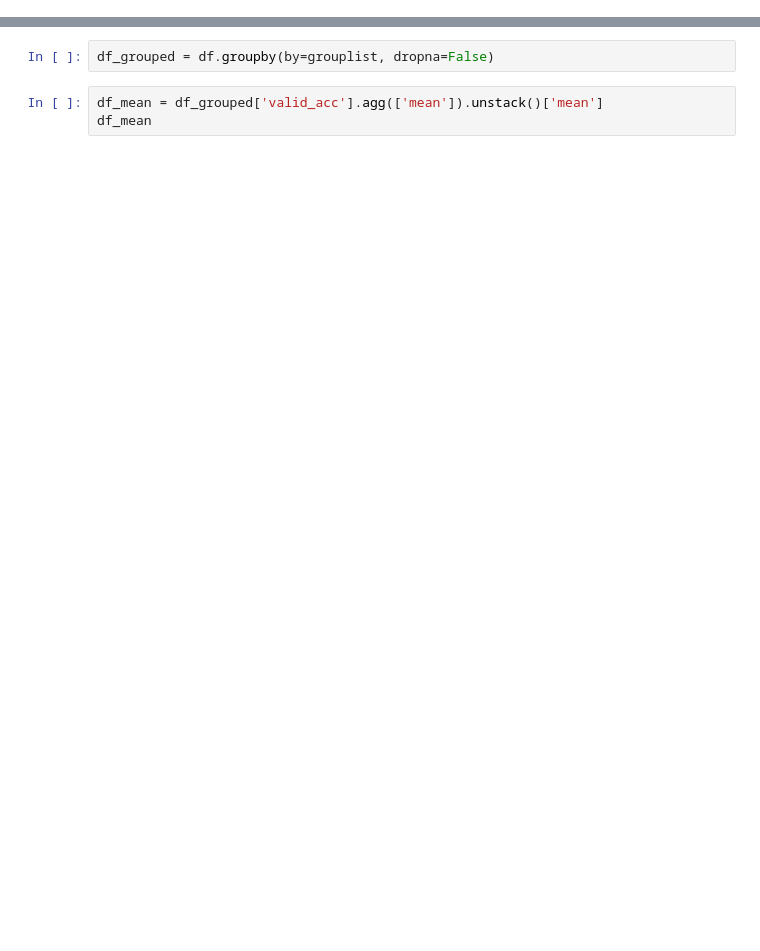
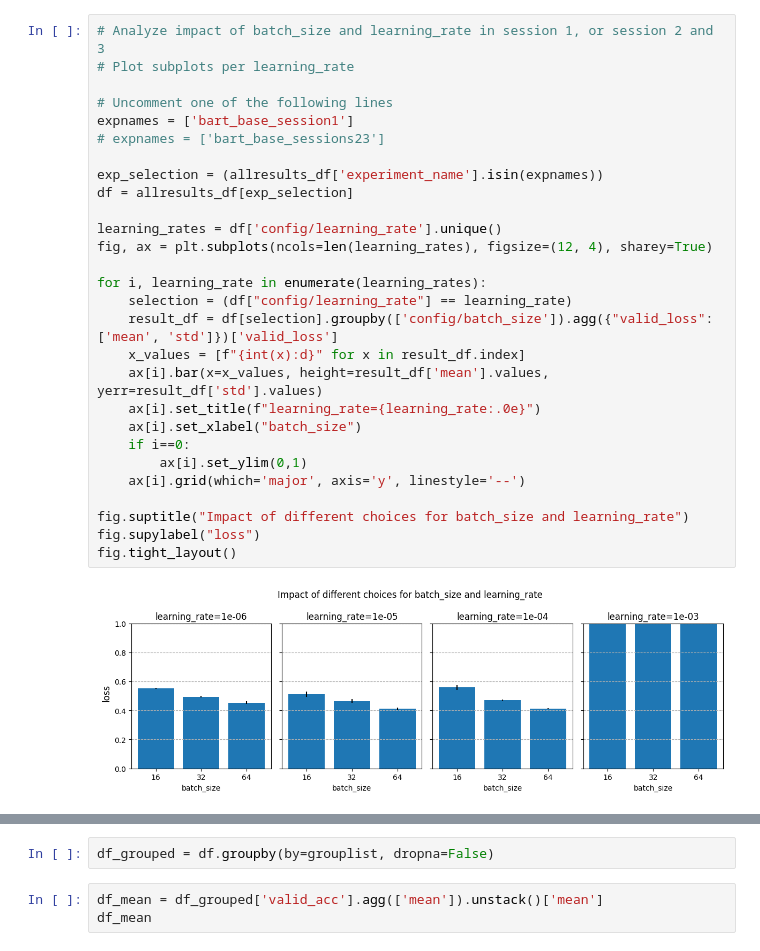
Before and after one commit to FrankVerhoef/pex, a Jupyter notebook: notebooks/analyse_ray.ipynb, the cells around one changed output, grey strips where cells are left out. Drawn from its saved outputs; the diff is of its cells as text; blank space fills up the shorter version.

```diff
--- a/notebooks/analyse_ray.ipynb
+++ b/notebooks/analyse_ray.ipynb
@@ -66,0 +200,30 @@ memory usage: 4.8+ KB
+# %%
+# Analyze impact of batch_size and learning_rate in session 1, or session 2 and 3
+# Plot subplots per learning_rate
+
+# Uncomment one of the following lines
+expnames = ['bart_base_session1']
+# expnames = ['bart_base_sessions23']
+
+exp_selection = (allresults_df['experiment_name'].isin(expnames))
+df = allresults_df[exp_selection]
+
+learning_rates = df['config/learning_rate'].unique()
+fig, ax = plt.subplots(ncols=len(learning_rates), figsize=(12, 4), sharey=True)
+
+for i, learning_rate in enumerate(learning_rates):
+    selection = (df["config/learning_rate"] == learning_rate)
+    result_df = df[selection].groupby(['config/batch_size']).agg({"valid_loss": ['mean', 'std']})['valid_loss']
+    x_values = [f"{int(x):d}" for x in result_df.index]
+    ax[i].bar(x=x_values, height=result_df['mean'].values, yerr=result_df['std'].values)
+    ax[i].set_title(f"learning_rate={learning_rate:.0e}")
+    ax[i].set_xlabel("batch_size")
+    if i==0:
+        ax[i].set_ylim(0,1)
+    ax[i].grid(which='major', axis='y', linestyle='--')
+
+fig.suptitle("Impact of different choices for batch_size and learning_rate")
+fig.supylabel("loss")
+fig.tight_layout()
+# %% [output]
+[figure, added]
```
Also changed, not shown: parts of 40 cells of this notebook, 5 other files.
